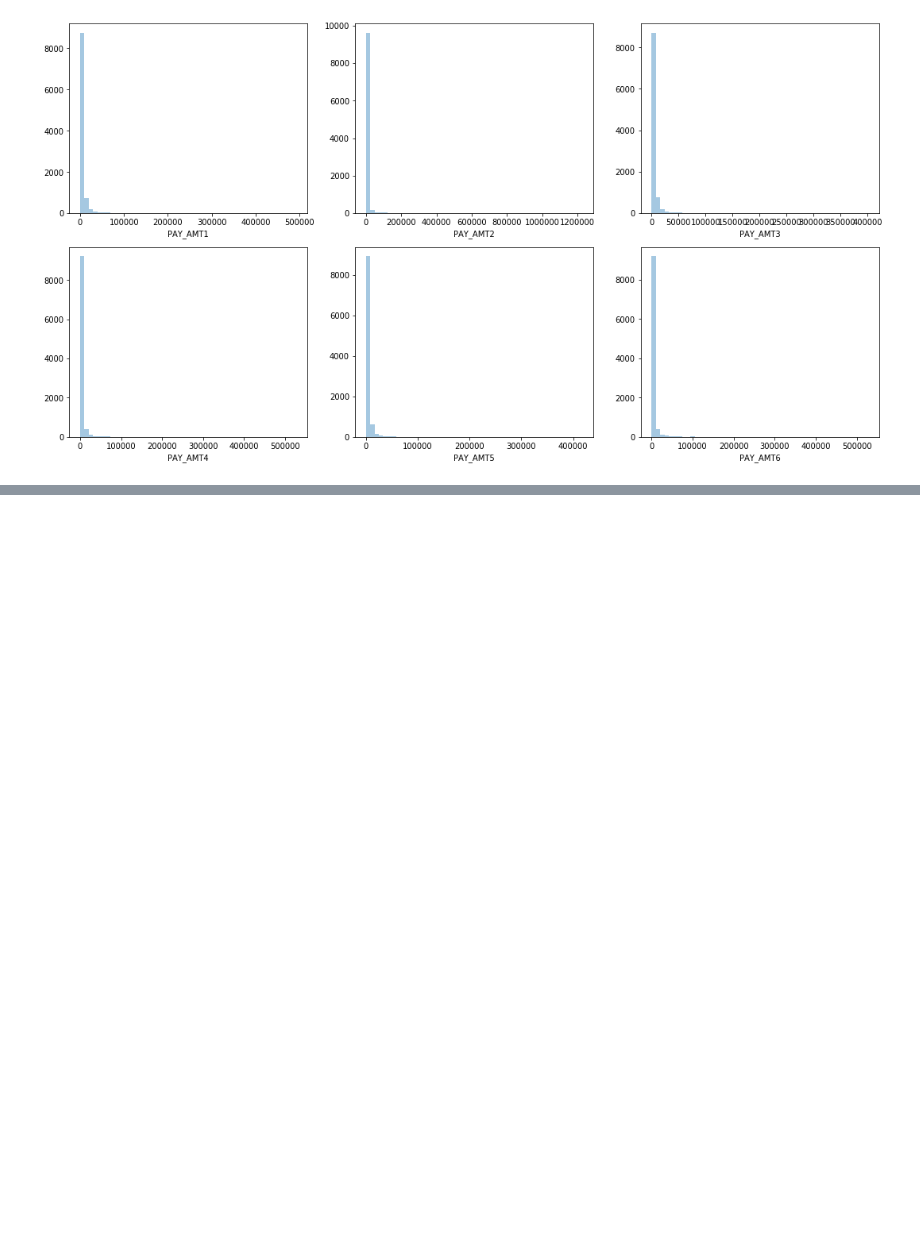
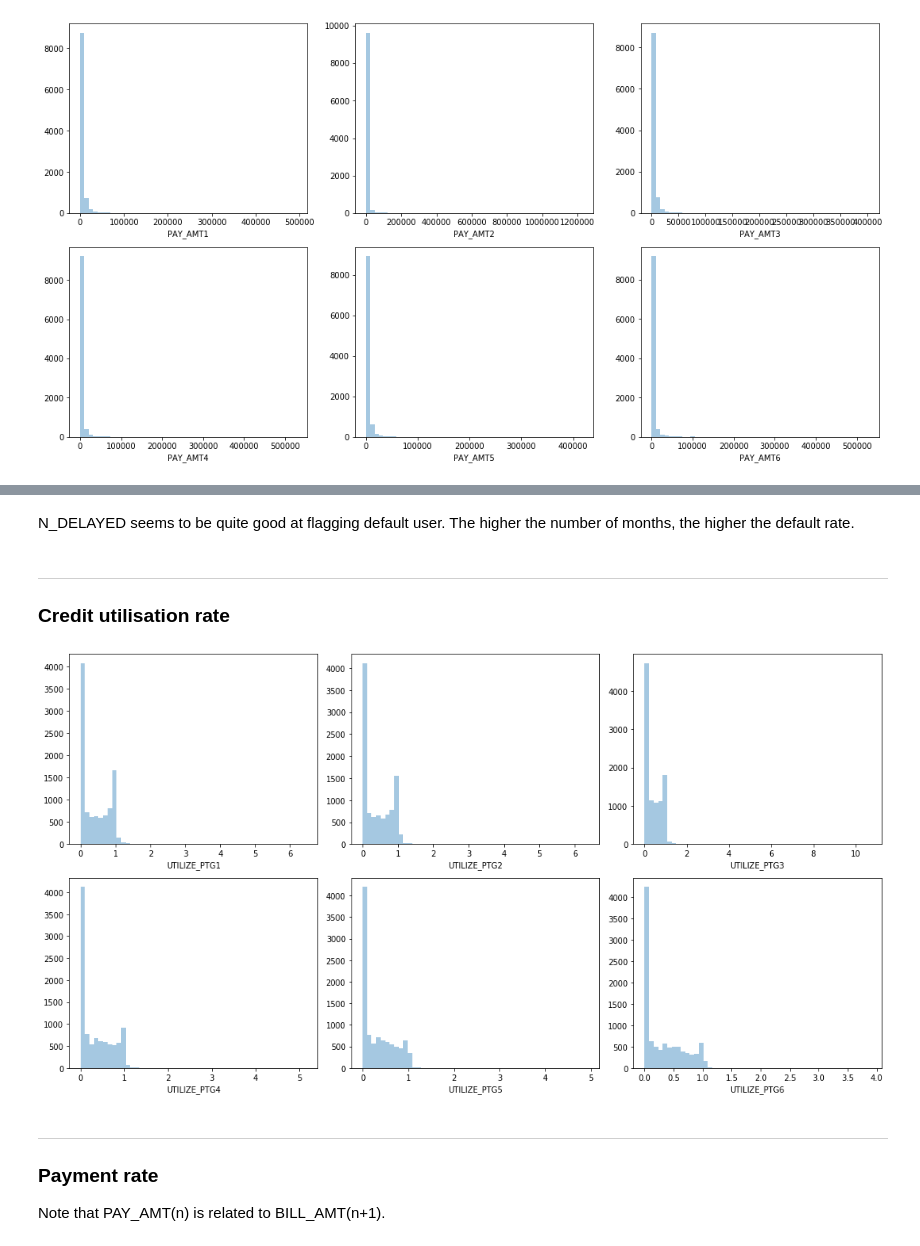
Before and after one commit to yickminglee/Reap-DS-challenge, a Jupyter notebook: Exploratory Data Analysis.ipynb, the cells around one changed output, grey strips where cells are left out. Cells and saved outputs as stored; diff of their text form; code cells hidden in the pictures; blank space fills up the shorter version.

```diff
--- a/Exploratory Data Analysis.ipynb
+++ b/Exploratory Data Analysis.ipynb
@@ -479,0 +485,5 @@ monthly_plot(df_explore, 'PAY_AMT')
+# %%
+select_cols = ['PAY_'+str(i) for i in range(1,7)]
+df_explore['N_PAY_DULY'] = df_explore[df_explore[select_cols]=='pay_duly'].count(axis=1)
+df_explore['N_DELAYED'] = df_explore[df_explore[select_cols]=='delayed'].count(axis=1)
+df_explore['N_UNKNOWN'] = df_explore[df_explore[select_cols]=='unknown'].count(axis=1)
@@ -479,0 +526,17 @@ monthly_plot(df_explore, 'PAY_AMT')
+# %% [markdown]
+N_DELAYED seems to be quite good at flagging default user. The higher the number of months, the higher the default rate.
+# %% [markdown]
+---
+### Credit utilisation rate
+# %%
+for i in range(1,7):
+    df_explore['UTILIZE_PTG'+str(i)] = df_explore['BILL_AMT'+str(i)] / df_explore['LIMIT_BAL']
+# %%
+monthly_plot(df_explore, 'UTILIZE_PTG')
+# %% [output]
+[figure, added]
+# %% [markdown]
+---
+
+### Payment rate
+Note that PAY_AMT(n) is related to BILL_AMT(n+1).
```
Also changed, not shown: parts of 45 cells of this notebook, 1 other file.
